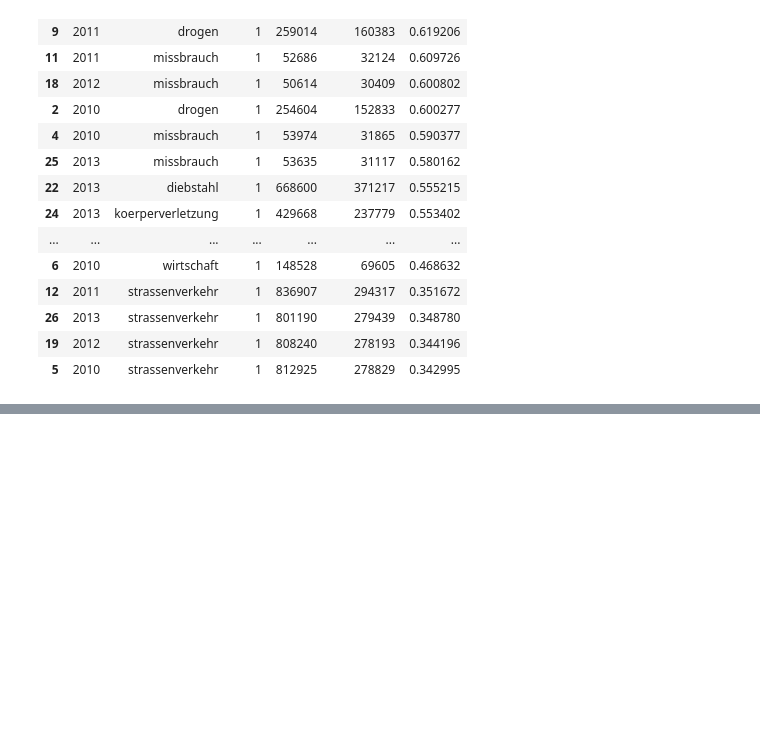
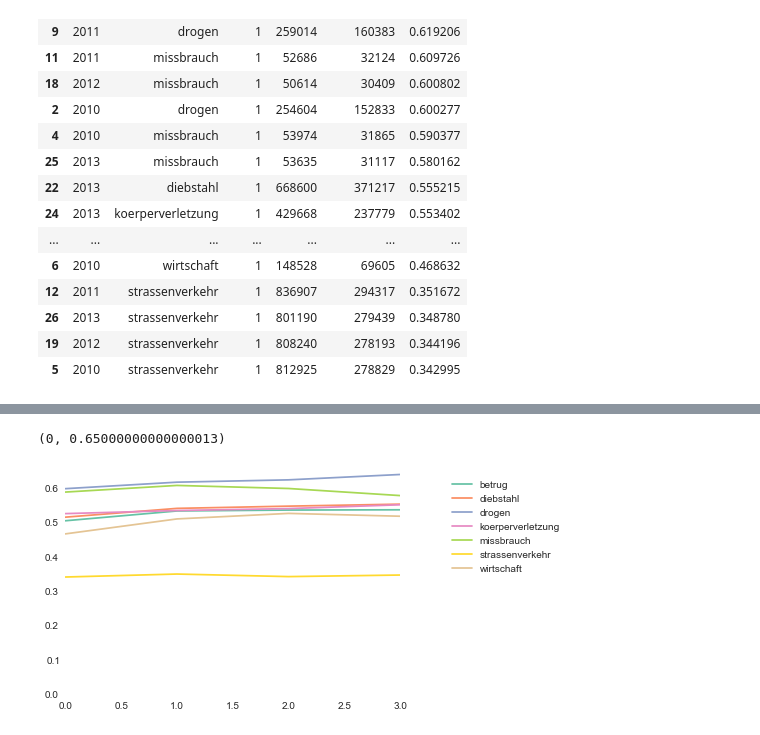
Before and after one commit to correctiv/drogen-notebook, a Jupyter notebook: erledigte_verfahren.ipynb, the cells around one changed output, grey strips where cells are left out. Drawn from its saved outputs; the diff is of its cells as text; code cells hidden in the pictures; blank space fills up the shorter version.

```diff
--- a/erledigte_verfahren.ipynb
+++ b/erledigte_verfahren.ipynb
@@ -193,0 +198,11 @@ total.sort('ratio', ascending=False)
+# %%
+colors = sns.color_palette("Set2", 16)
+year_topics = total.set_index('year')
+grouped = year_topics.groupby('topic')
+for i, (key, group) in enumerate(grouped):
+    plt.plot(group['ratio'], c=colors[i], ls='-', label=key)
+plt.legend(bbox_to_anchor=[1.5, 1])
+plt.ylim(0)
+# %% [output]
+(0, 0.65000000000000013)
+[figure, added]
```
Also changed, not shown: parts of 5 cells of this notebook.
